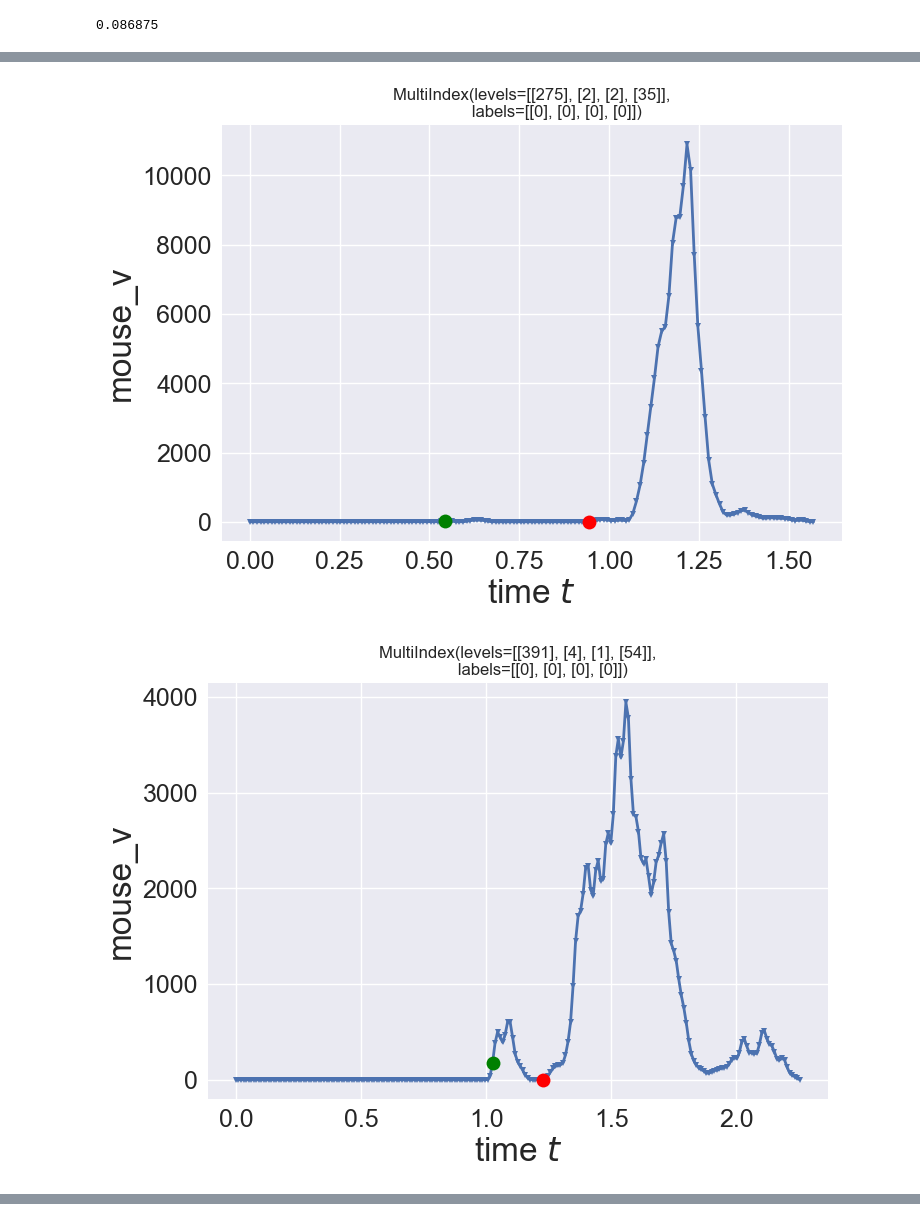
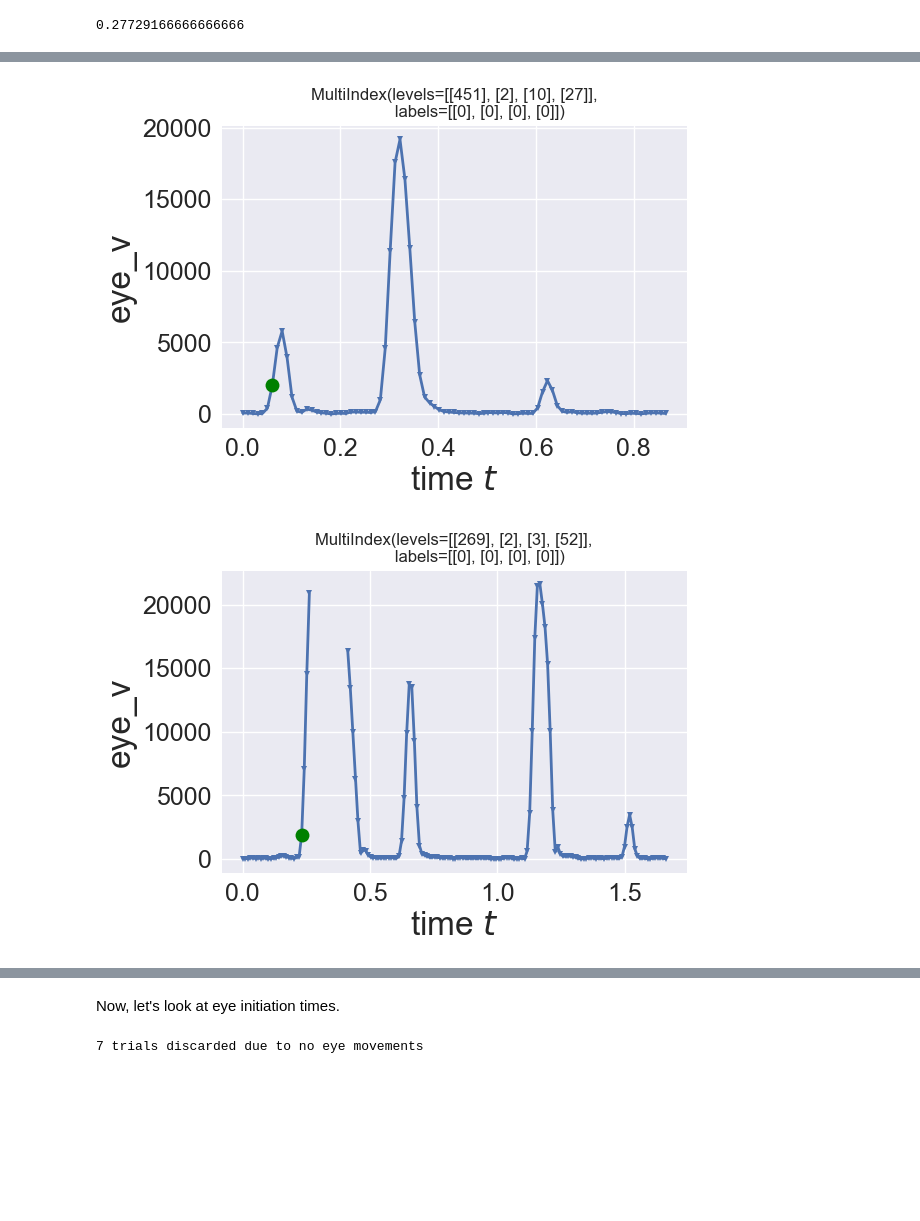
Before and after one commit to cherepaha/eyehandrdk, a Jupyter notebook: analysis_log.ipynb, the cells around one changed output, grey strips where cells are left out. Cells and saved outputs as stored; diff of their text form; code cells hidden in the pictures; blank space fills up the shorter version.

Commit message:
Eye initiation time processing added

```diff
--- a/analysis_log.ipynb
+++ b/analysis_log.ipynb
@@ -38,9 +41,9 @@ choices_2, dynamics_2, stim_viewing_2 = dr.get_data(path='../../data/%s/processe
 choices, dynamics, stim_viewing = choices_1, dynamics_1, stim_viewing_1
 # choices, dynamics, stim_viewing = choices_2, dynamics_2, stim_viewing_2
 # %%
-dynamics['mouse_v'] = np.sqrt(dynamics.mouse_vx**2 + dynamics.mouse_vy**2 )
 choices['early_it'] = stim_viewing.groupby(level=index).apply(
         lambda traj: traj.timestamp.max()-traj.timestamp[traj.mouse_dx==0].iloc[-1])
 
 choices['stim_response'] = choices['early_it'] != 0
 choices['early_response'] = choices['initiation_time'] == 0
+choices.groupby(['stim_response', 'early_response']).size().unstack()/len(choices)
@@ -116,23 +118,31 @@ import trajectory_plotter
 
 tp = trajectory_plotter.TrajectoryPlotter()
 
-choices_tmp = choices[abs(choices.IT_0-choices.IT_2)>0.2]
+choices_tmp = choices[abs(choices.mouse_IT-choices.eye_IT)>0.2]
 print(len(choices_tmp)/len(choices))
 
-for i in range(1,11):
+for i in range(1,5):
     trial = random.sample(list(choices_tmp.index), 1)
+    traj = dynamics.loc[trial]
     choice = choices.loc[trial]
     stim = stim_viewing.loc[trial]
-    traj = dynamics.loc[trial]
 
     it_0 = choice['IT_0'].values[0]
     v_it_0 = traj[traj.timestamp==it_0].mouse_v
 
+    it_1 = choice['IT_1'].values[0]
+    v_it_1 = traj[traj.timestamp==it_1].mouse_v
+
     it_2 = choice['IT_2'].values[0]
-    v_it_2 = traj[traj.timestamp==it_2].mouse_v
+    v_it_2 = traj[traj.timestamp==it_2].eye_v
 
-    ax = tp.plot_trajectory_var(traj, var='mouse_v')
-    ax.plot(it_0, v_it_0, marker='o', ms=10, color='green')
-    ax.plot(it_2, v_it_2, marker='o', ms=10, color='red')
+#     ax = tp.plot_trajectory_var(traj, var='mouse_v')
+#     ax.plot(it_1, v_it_1, marker='o', ms=10, color='blue')
+
+    ax = tp.plot_trajectory_var(traj, var='eye_v')
+    ax.plot(it_2, v_it_2, marker='o', ms=10, color='green')
+
+#     plt.figure()
+#     plt.plot(traj.timestamp, traj.eye_x)
 # %% [output]
-0.086875
+0.27729166666666666
@@ -140,2 +150,2 @@ for i in range(1,11):
-[figure, old version]
+[figure, new version]
-[figure, old version]
+[figure, new version]
@@ -148,0 +153,11 @@ for i in range(1,11):
+# %% [markdown]
+Now, let's look at eye initiation times.
+# %%
+to_discard = (choices.eye_IT == np.inf)
+print('%i trials discarded due to no eye movements' % (to_discard.sum()))
+# to_discard = (choices.eye_IT < 0.01) | (choices.eye_IT == np.inf) | (choices.mouse_IT < 0.01)
+
+choices, dynamics = choices[~to_discard], dynamics[~to_discard]
+choices.loc[:,'initial_lag'] = choices.mouse_IT - choices.eye_IT
+# %% [output]
+7 trials discarded due to no eye movements
```
Also changed, not shown: parts of 12 cells of this notebook, 7 other files.
